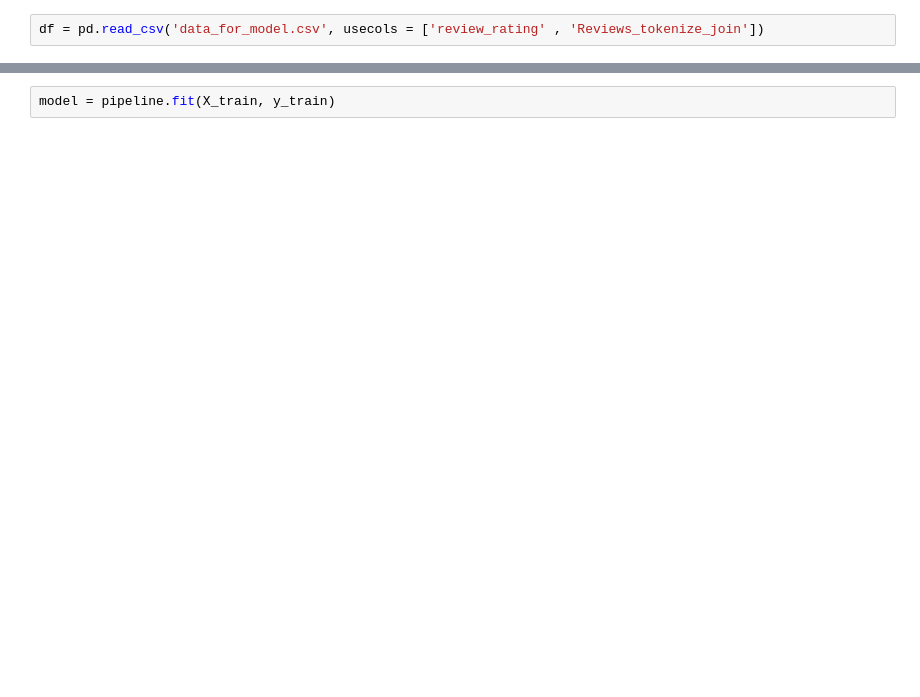
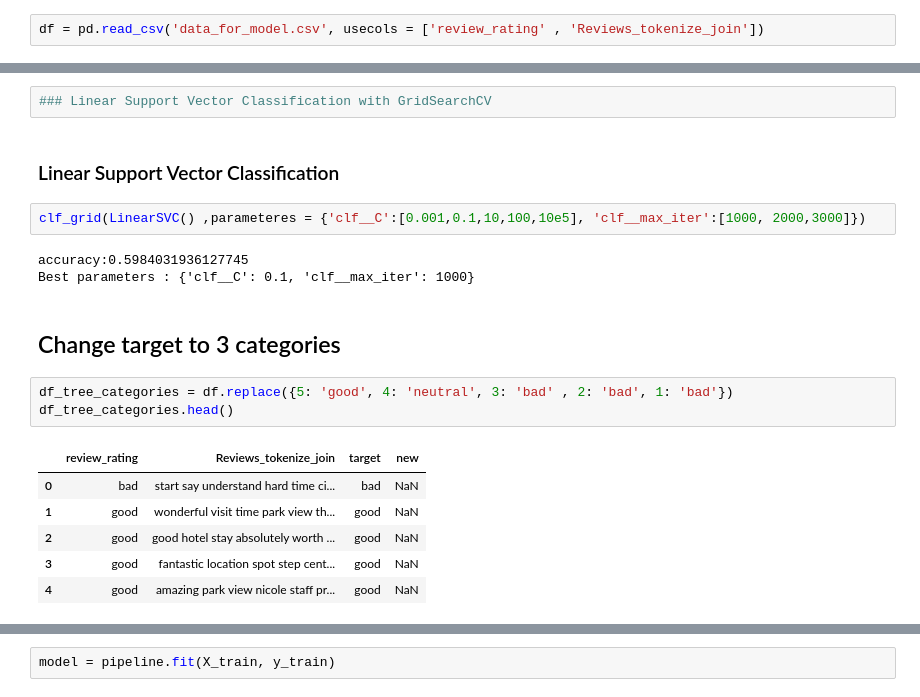
Before and after one commit to Cristinamulas/Text-Classification-And-Sentiment-Analysis-On-Hotel-Reviews, a Jupyter notebook: Text classification models.ipynb, the cells around one changed output, grey strips where cells are left out. Drawn from its saved outputs; the diff is of its cells as text; blank space fills up the shorter version.

```diff
--- a/Text classification models.ipynb
+++ b/Text classification models.ipynb
@@ -36,0 +358,21 @@ memory usage: 587.2+ KB
+# %%
+### Linear Support Vector Classification with GridSearchCV
+# %% [markdown]
+### Linear Support Vector Classification
+# %%
+clf_grid(LinearSVC() ,parameteres = {'clf__C':[0.001,0.1,10,100,10e5], 'clf__max_iter':[1000, 2000,3000]})
+# %% [output]
+accuracy:0.5984031936127745
+Best parameters : {'clf__C': 0.1, 'clf__max_iter': 1000}
+# %% [markdown]
+## Change target to 3 categories
+# %%
+df_tree_categories = df.replace({5: 'good', 4: 'neutral', 3: 'bad' , 2: 'bad', 1: 'bad'})
+df_tree_categories.head()
+# %% [output]
+|  | review_rating | Reviews_tokenize_join | target | new |
+| 0 | bad | start say understand hard time ci... | bad | NaN |
+| 1 | good | wonderful visit time park view th... | good | NaN |
+| 2 | good | good hotel stay absolutely worth ... | good | NaN |
+| 3 | good | fantastic location spot step cent... | good | NaN |
+| 4 | good | amazing park view nicole staff pr... | good | NaN |
```
Also changed, not shown: parts of 93 cells of this notebook, 2 other files.
